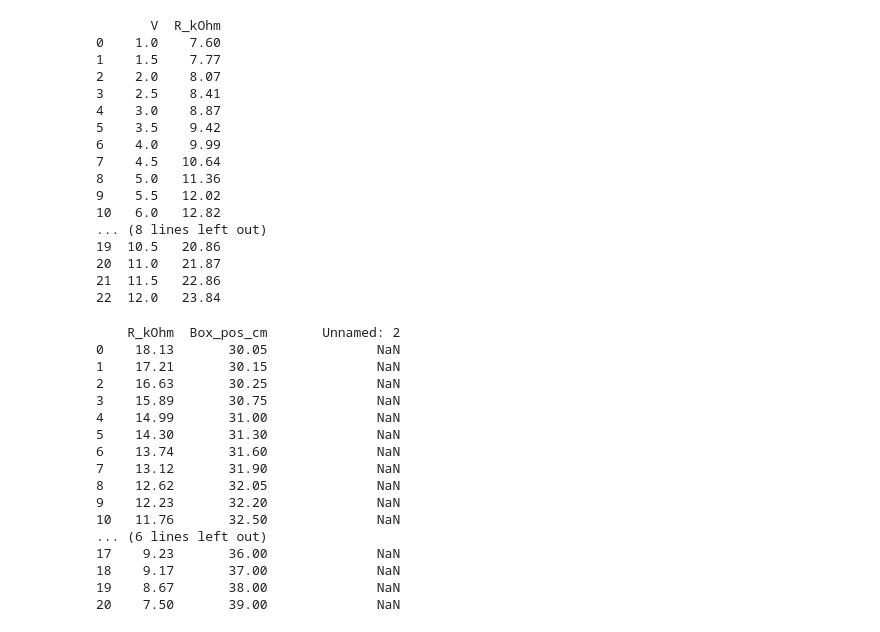
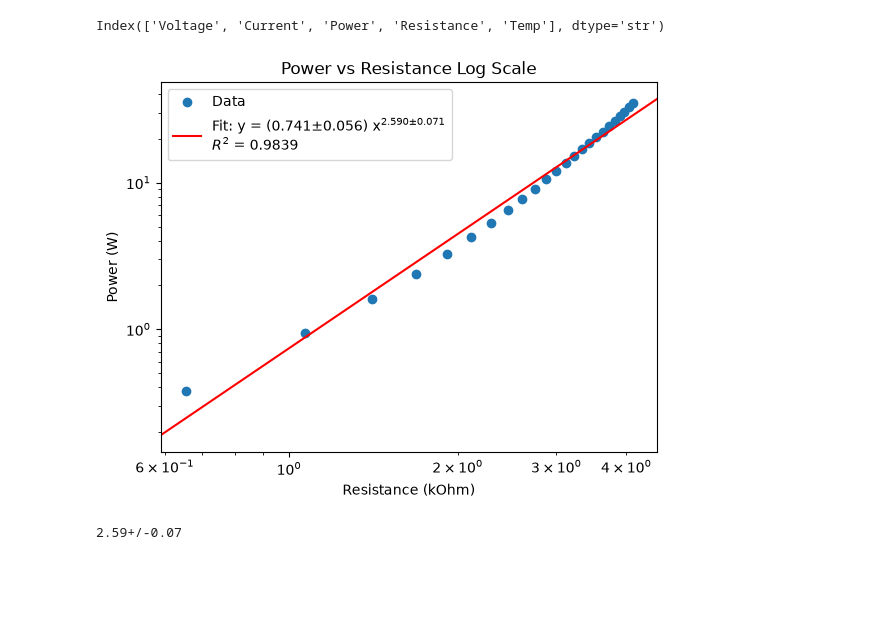
Before and after one commit to gdesouza-mun/reproductions, a Jupyter notebook: Lab2053/G1_Stefan/G1_stefan.ipynb, the cells around one changed output. Saved outputs shown, nothing was run; the diff lists cells and outputs as text; code cells hidden in the pictures; blank space fills up the shorter version.

```diff
--- a/Lab2053/G1_Stefan/G1_stefan.ipynb
+++ b/Lab2053/G1_Stefan/G1_stefan.ipynb
@@ -14,43 +56,18 @@ class info:
     R0 = 7.54 #kOhm
-# %%
-P1_df = pd.read_csv("pos1_resistance.csv")
-print(P1_df) #need current column
-# %% [output]
-       V  R_kOhm
-0    1.0    7.60
-1    1.5    7.77
-2    2.0    8.07
-3    2.5    8.41
-4    3.0    8.87
-5    3.5    9.42
-6    4.0    9.99
-7    4.5   10.64
-8    5.0   11.36
-9    5.5   12.02
-10   6.0   12.82
-... (8 lines left out)
-19  10.5   20.86
-20  11.0   21.87
-21  11.5   22.86
-22  12.0   23.84
-# %%
-P2_df = pd.read_csv("pos2_resistance.csv")
-print(P2_df)
-# %% [output]
-    R_kOhm  Box_pos_cm       Unnamed: 2
-0    18.13       30.05              NaN
-1    17.21       30.15              NaN
-2    16.63       30.25              NaN
-3    15.89       30.75              NaN
-4    14.99       31.00              NaN
-5    14.30       31.30              NaN
-6    13.74       31.60              NaN
-7    13.12       31.90              NaN
-8    12.62       32.05              NaN
-9    12.23       32.20              NaN
-10   11.76       32.50              NaN
-... (6 lines left out)
-17    9.23       36.00              NaN
-18    9.17       37.00              NaN
-19    8.67       38.00              NaN
-20    7.50       39.00              NaN
+# %%
+df_1 = pd.read_csv("g1_data.csv")
+#print(df_1)
+
+print(df_1.keys())
+# %% [output]
+Index(['Voltage', 'Current', 'Power', 'Resistance', 'Temp'], dtype='str')
+# %%
+X = df_1["Resistance"].to_numpy()
+Y = df_1["Power"].to_numpy()
+
+a, power =  plot_power_law(X, Y, xlabel="Resistance (kOhm)", ylabel="Power (W)", title="Power vs Resistance Log Scale")
+
+print(power)
+# %% [output]
+[figure, added]
+2.59+/-0.07
```
Also changed, not shown: parts of 5 cells of this notebook, 18 other files.
